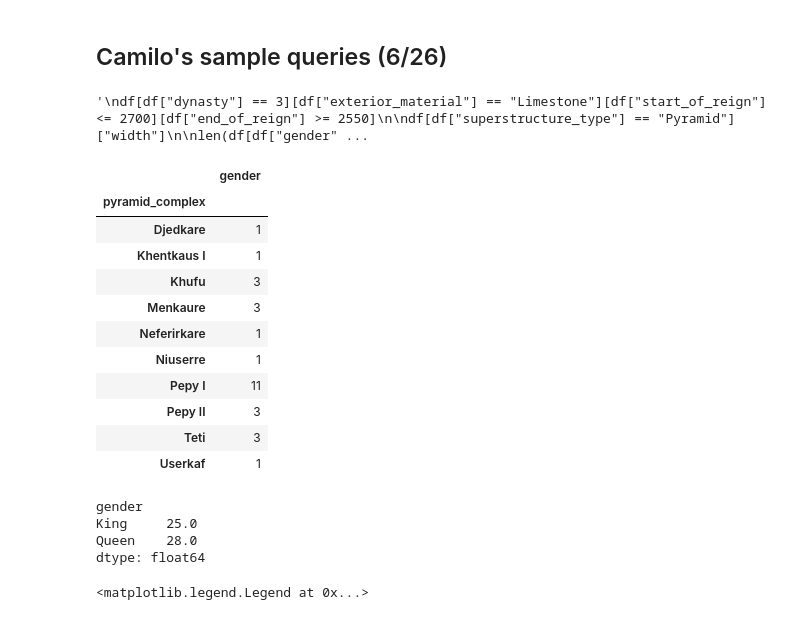
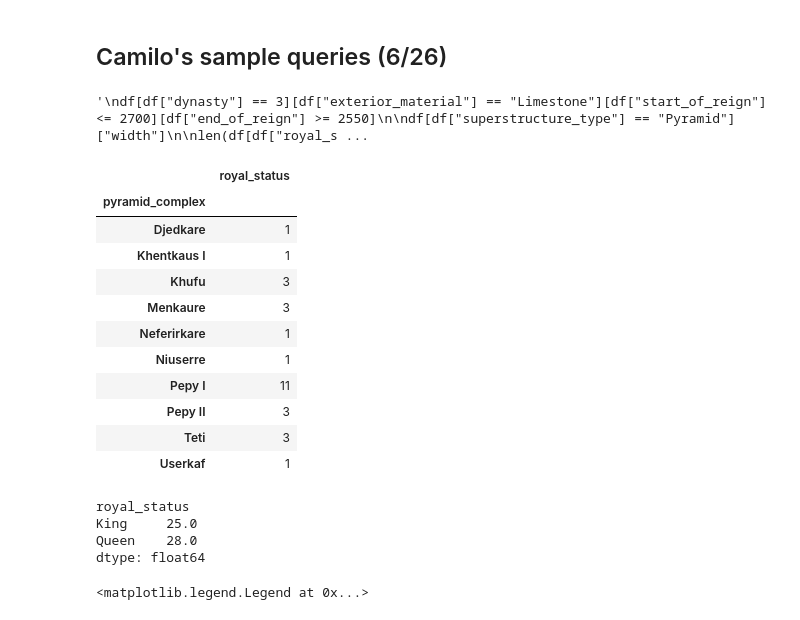
Before and after one commit to brown-ccv/egyptology-viz, a Jupyter notebook: Notebooks/exploration.ipynb, the cells around one changed output. Cells and saved outputs as stored; diff of their text form; code cells hidden in the pictures.

```diff
--- a/Notebooks/exploration.ipynb
+++ b/Notebooks/exploration.ipynb
@@ -13,10 +13,10 @@ df[df["dynasty"] == 3][df["exterior_material"] == "Limestone"][df["start_of_reig
 
 df[df["superstructure_type"] == "Pyramid"]["width"]
 
-len(df[df["gender"] == "King"][df["period"] == "Old Kingdom"])
+len(df[df["royal_status"] == "King"][df["period"] == "Old Kingdom"])
 
 df[df["dynasty"] >= 5][df["dynasty"] <= 7][df["state_of_completion"] == "Completed"]
 '''
 # %% [output]
-'\ndf[df["dynasty"] == 3][df["exterior_material"] == "Limestone"][df["start_of_reign"] <= 2700][df["end_of_reign"] >= 2550]\n\ndf[df["superstructure_type"] == "Pyramid"]["width"]\n\nlen(df[df["gender" ...
+'\ndf[df["dynasty"] == 3][df["exterior_material"] == "Limestone"][df["start_of_reign"] <= 2700][df["end_of_reign"] >= 2550]\n\ndf[df["superstructure_type"] == "Pyramid"]["width"]\n\nlen(df[df["royal_s ...
 # %%
@@ -30,10 +30,10 @@ reign_df = df[start_reign & end_reign]
 # %%
 # Find the number of queen pyramids at each complex
 
-queens = df[df['gender'] == 'Queen']
-queens[['gender', 'pyramid_complex']].groupby('pyramid_complex').count()
+queens = df[df['royal_status'] == 'Queen']
+queens[['royal_status', 'pyramid_complex']].groupby('pyramid_complex').count()
 # %% [output]
-|  | gender |
+|  | royal_status |
 | pyramid_complex |  |
 | Djedkare | 1 |
 | Khentkaus I | 1 |
@@ -51,10 +51,10 @@ queens[['gender', 'pyramid_complex']].groupby('pyramid_complex').count()
 key = ['unknown', 'pyramid?']
 complexes = df[~df['pyramid_complex'].isin(key)]
 
-kings_and_queens = complexes.groupby('pyramid_complex', sort=False)[['gender']].value_counts().unstack()
+kings_and_queens = complexes.groupby('pyramid_complex', sort=False)[['royal_status']].value_counts().unstack()
 kings_and_queens.sum()
 # %% [output]
-gender
+royal_status
 King     25.0
 Queen    28.0
 dtype: float64
```
Also changed, not shown: parts of 3 cells of this notebook, 2 other files.
